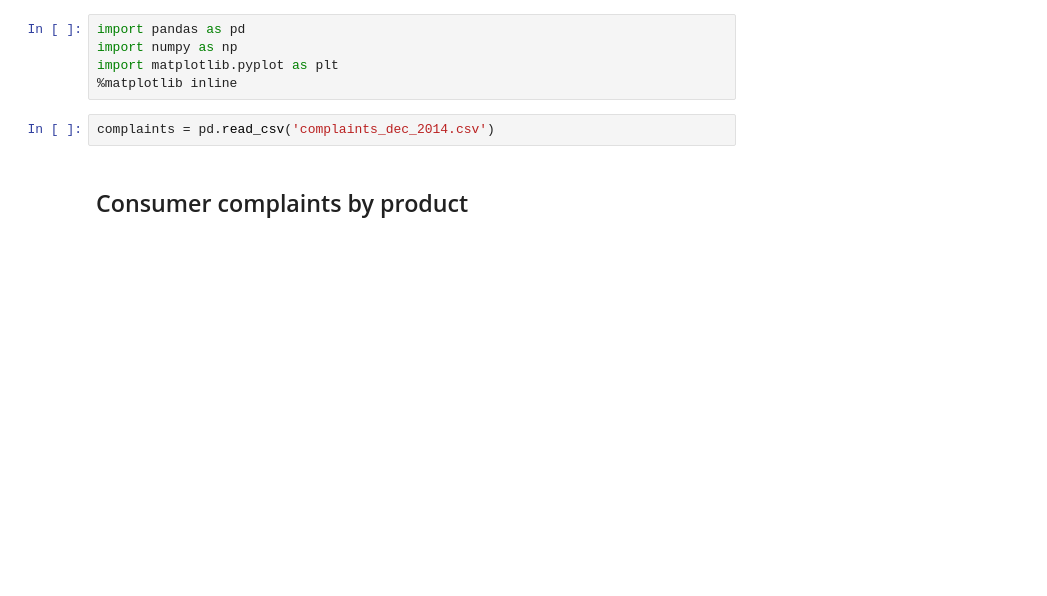
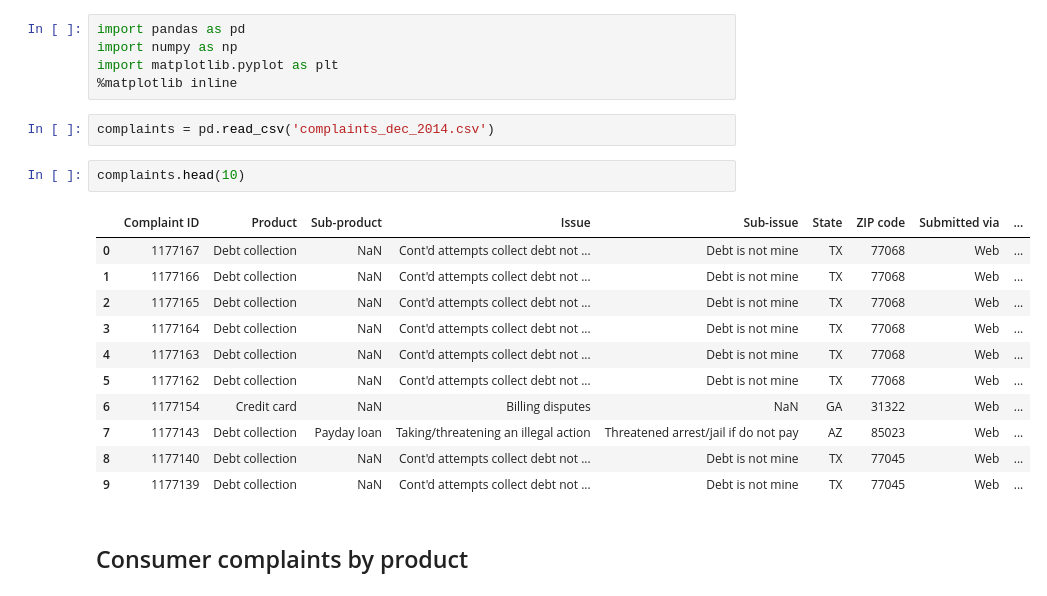
Before and after one commit to nckathleen/Consumer-Complaints, a Jupyter notebook: consumer_complaints.ipynb, the cells around one changed output. Drawn from its saved outputs; the diff is of its cells as text; blank space fills up the shorter version.

```diff
--- a/consumer_complaints.ipynb
+++ b/consumer_complaints.ipynb
@@ -5,6 +5,20 @@ import matplotlib.pyplot as plt
 %matplotlib inline
 # %%
 complaints = pd.read_csv('complaints_dec_2014.csv')
+# %%
+complaints.head(10)
+# %% [output]
+|  | Complaint ID | Product | Sub-product | Issue | Sub-issue | State | ZIP code | Submitted via | ... |
+| 0 | 1177167 | Debt collection | NaN | Cont'd attempts collect debt not ... | Debt is not mine | TX | 77068 | Web | ... |
+| 1 | 1177166 | Debt collection | NaN | Cont'd attempts collect debt not ... | Debt is not mine | TX | 77068 | Web | ... |
+| 2 | 1177165 | Debt collection | NaN | Cont'd attempts collect debt not ... | Debt is not mine | TX | 77068 | Web | ... |
+| 3 | 1177164 | Debt collection | NaN | Cont'd attempts collect debt not ... | Debt is not mine | TX | 77068 | Web | ... |
+| 4 | 1177163 | Debt collection | NaN | Cont'd attempts collect debt not ... | Debt is not mine | TX | 77068 | Web | ... |
+| 5 | 1177162 | Debt collection | NaN | Cont'd attempts collect debt not ... | Debt is not mine | TX | 77068 | Web | ... |
+| 6 | 1177154 | Credit card | NaN | Billing disputes | NaN | GA | 31322 | Web | ... |
+| 7 | 1177143 | Debt collection | Payday loan | Taking/threatening an illegal action | Threatened arrest/jail if do not pay | AZ | 85023 | Web | ... |
+| 8 | 1177140 | Debt collection | NaN | Cont'd attempts collect debt not ... | Debt is not mine | TX | 77045 | Web | ... |
+| 9 | 1177139 | Debt collection | NaN | Cont'd attempts collect debt not ... | Debt is not mine | TX | 77045 | Web | ... |
 # %% [markdown]
 ## Consumer complaints by product
 # %%
```
Also changed, not shown: parts of 6 cells of this notebook.
